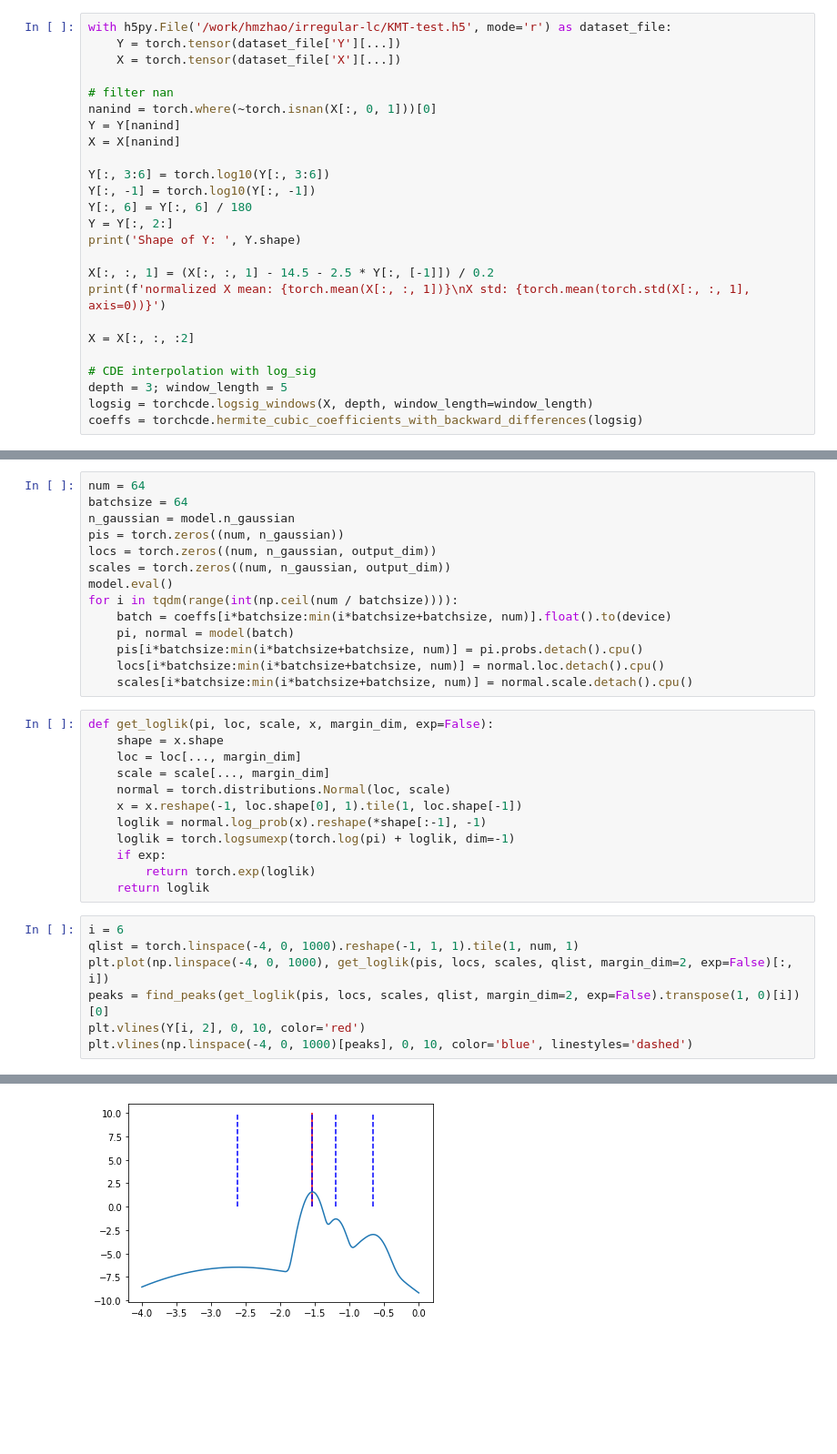
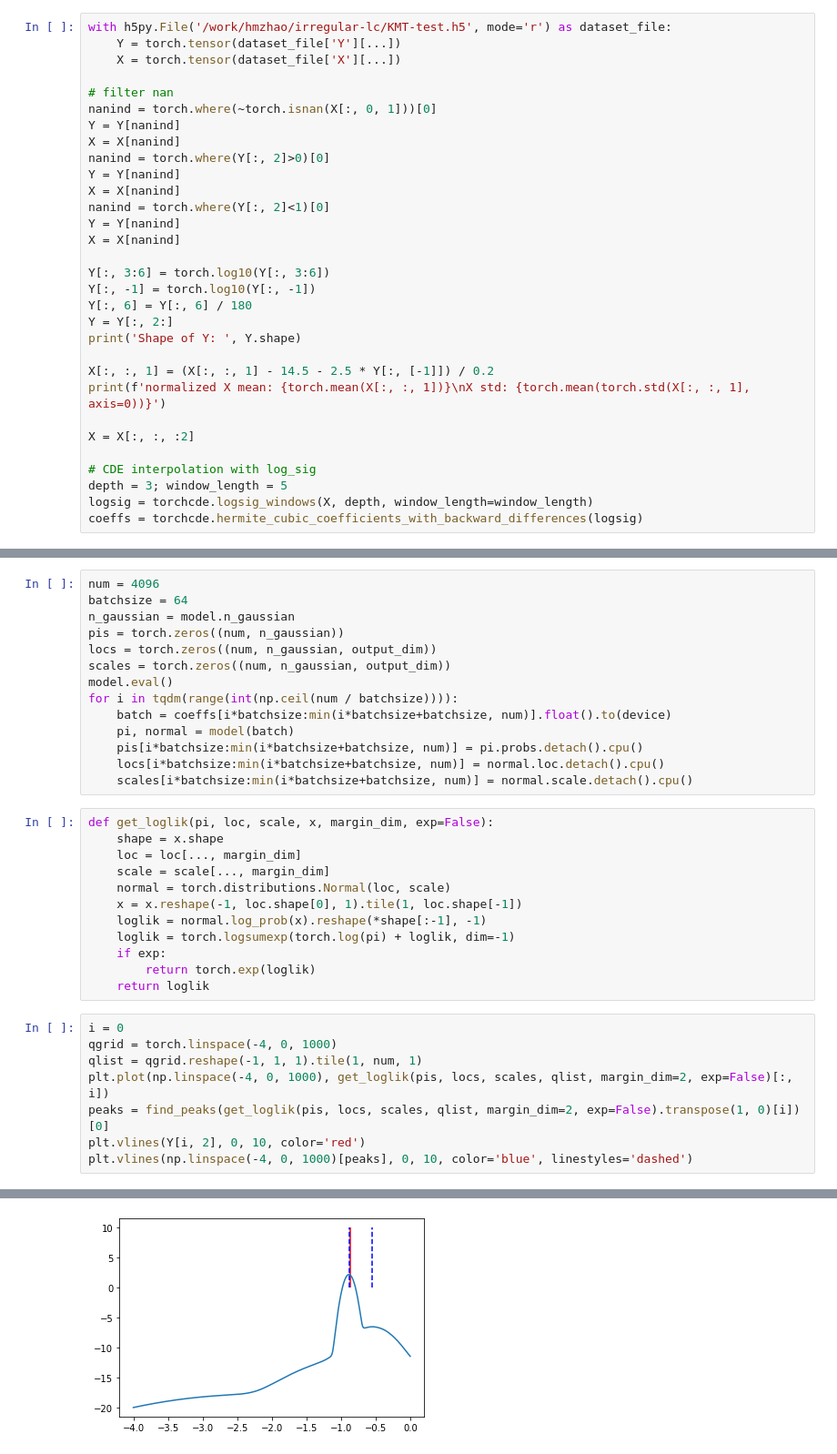
Before and after one commit to haimengzhao/magic-microlensing, a Jupyter notebook: plot.ipynb, the cells around one changed output, grey strips where cells are left out. Shown at 91% size. Cells and saved outputs as stored; diff of their text form; blank space fills up the shorter version.

```diff
--- a/plot.ipynb
+++ b/plot.ipynb
@@ -15,6 +15,12 @@ with h5py.File('/work/hmzhao/irregular-lc/KMT-test.h5', mode='r') as dataset_fil
 
 # filter nan
 nanind = torch.where(~torch.isnan(X[:, 0, 1]))[0]
+Y = Y[nanind]
+X = X[nanind]
+nanind = torch.where(Y[:, 2]>0)[0]
+Y = Y[nanind]
+X = X[nanind]
+nanind = torch.where(Y[:, 2]<1)[0]
 Y = Y[nanind]
 X = X[nanind]
 
@@ -79,7 +85,7 @@ CDE_MDN(
   )
 )
 # %%
-num = 64
+num = 4096
 batchsize = 64
 n_gaussian = model.n_gaussian
 pis = torch.zeros((num, n_gaussian))
@@ -105,12 +111,13 @@ def get_loglik(pi, loc, scale, x, margin_dim, exp=False):
         return torch.exp(loglik)
     return loglik
 # %%
-i = 6
-qlist = torch.linspace(-4, 0, 1000).reshape(-1, 1, 1).tile(1, num, 1)
+i = 0
+qgrid = torch.linspace(-4, 0, 1000)
+qlist = qgrid.reshape(-1, 1, 1).tile(1, num, 1)
 plt.plot(np.linspace(-4, 0, 1000), get_loglik(pis, locs, scales, qlist, margin_dim=2, exp=False)[:, i])
 peaks = find_peaks(get_loglik(pis, locs, scales, qlist, margin_dim=2, exp=False).transpose(1, 0)[i])[0]
 plt.vlines(Y[i, 2], 0, 10, color='red')
 plt.vlines(np.linspace(-4, 0, 1000)[peaks], 0, 10, color='blue', linestyles='dashed')
 # %% [output]
 <matplotlib.collections.LineCollection at 0x...>
-[figure, old version]
+[figure, new version]
```
Also changed, not shown: parts of 7 cells of this notebook.
